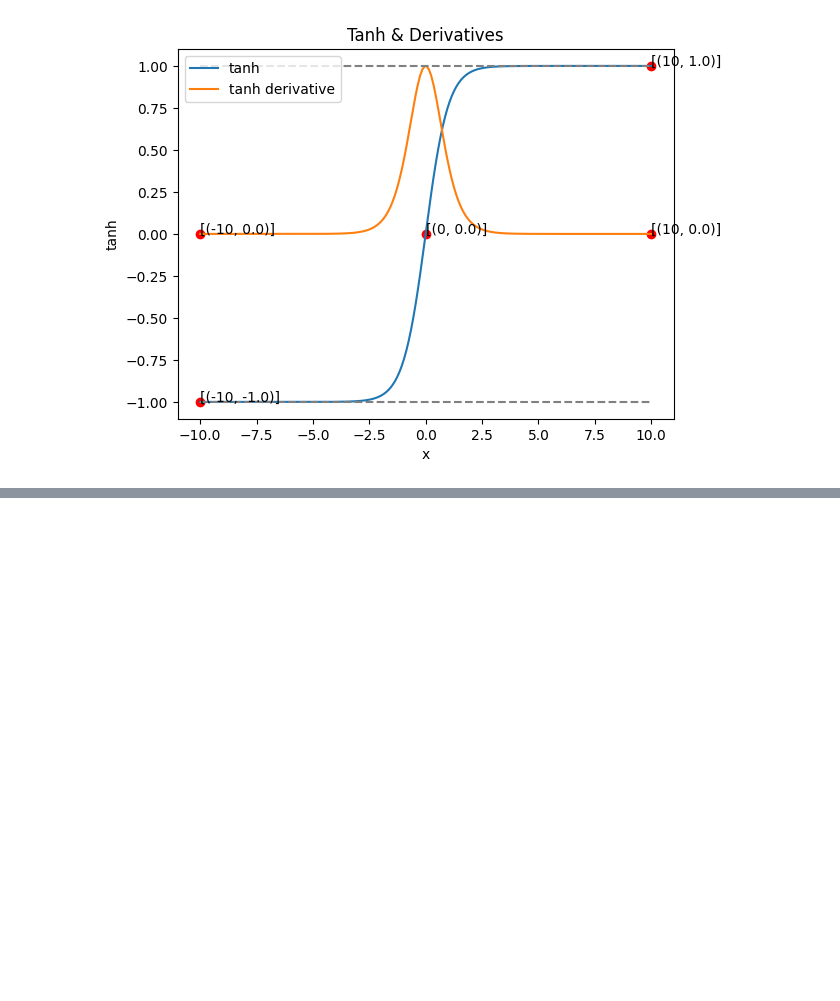
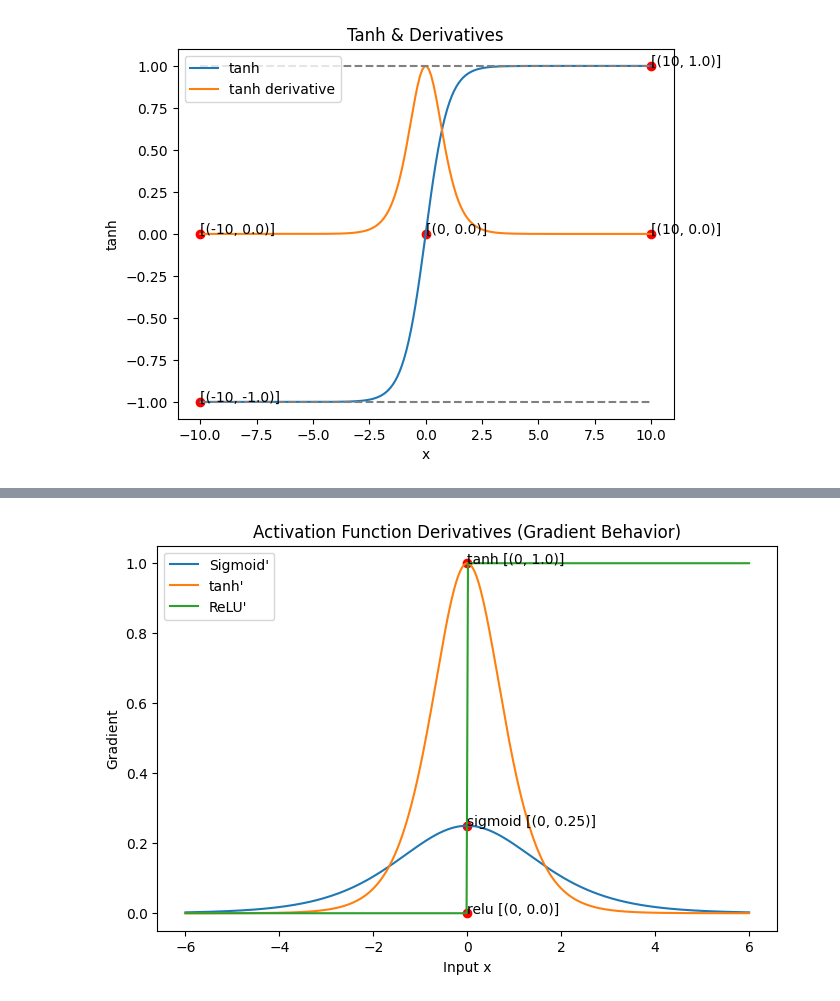
Before and after one commit to smsm8898/scratch, a Jupyter notebook: notebooks/activations.ipynb, the cells around one changed output, grey strips where cells are left out. Drawn from its saved outputs; the diff is of its cells as text; code cells hidden in the pictures; blank space fills up the shorter version.

```diff
--- a/notebooks/activations.ipynb
+++ b/notebooks/activations.ipynb
@@ -110,0 +194,28 @@ plt.show()
+# %%
+x = np.linspace(-6, 6, 400)
+
+# 미분값 계산
+plt.figure(figsize=(8,5))
+plt.plot(x, sigmoid.derivative(x), label="Sigmoid'")
+plt.plot(x, tanh.derivative(x), label="tanh'")
+plt.plot(x, relu.derivative(x), label="ReLU'")
+
+points = [
+    [0, np.round(sigmoid.derivative(0), 2), sigmoid.name],
+    [0, np.round(tanh.derivative(0), 2), tanh.name],
+    [0, np.round(relu.derivative(0), 2), relu.name],
+]
+
+for point in points:
+    x, y, name = point[0], point[1], point[2]
+    plt.scatter(x=x, y=y, color="red")
+    plt.text(x=x, y=y, s=f"{name} [{x, y.item()}]")
+
+plt.title("Activation Function Derivatives (Gradient Behavior)")
+plt.xlabel("Input x")
+plt.ylabel("Gradient")
+plt.legend()
+plt.show()
+plt.close()
+# %% [output]
+[figure, added]
```
Also changed, not shown: parts of 11 cells of this notebook.
